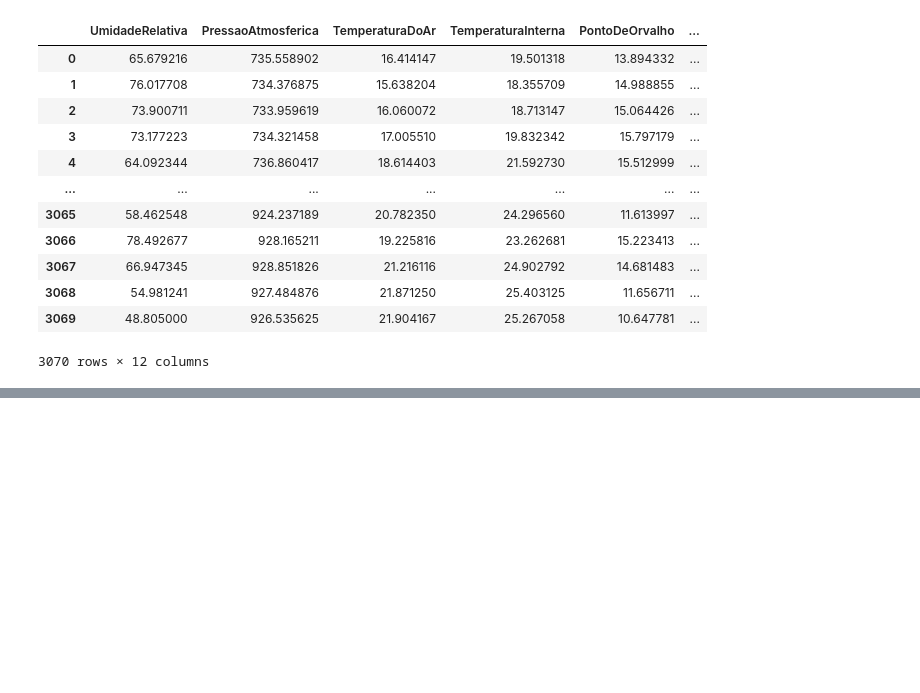
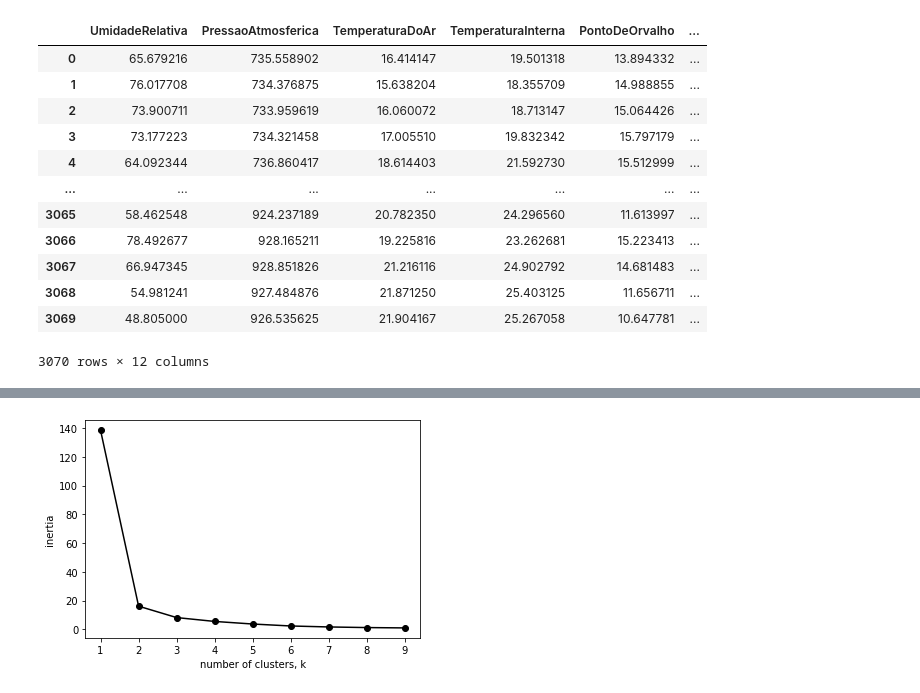
Before and after one commit to alagamentos/floodprediction, a Jupyter notebook: src/Notebooks/3_Cluster/0.1_Clustering_Tipos_Chuva.ipynb, the cells around one changed output, grey strips where cells are left out. Drawn from its saved outputs; the diff is of its cells as text; code cells hidden in the pictures; blank space fills up the shorter version.

```diff
--- a/src/Notebooks/3_Cluster/0.1_Clustering_Tipos_Chuva.ipynb
+++ b/src/Notebooks/3_Cluster/0.1_Clustering_Tipos_Chuva.ipynb
@@ -501,0 +497,8 @@ print('clustered done!')
+# %%
+ords = pd.read_csv('../../../data/cleandata/Ordens de serviço/Ordens_Label.csv', sep = ';')
+# %%
+df_label = df_prec.merge(ords, on='Data')
+# %%
+sc = MinMaxScaler(feature_range=(0,1))
+df_norm = sc.fit_transform(df_label[['Precipitacao', 'Label']])
+df_norm
@@ -501,0 +513,20 @@ print('clustered done!')
+# %%
+ks = range(1, 10)
+inertias = []
+for k in ks:
+    # Create a KMeans instance with k clusters: model
+    model = KMeans(n_clusters=k)
+
+    # Fit model to samples
+    model.fit(df_norm)
+
+    # Append the inertia to the list of inertias
+    inertias.append(model.inertia_)
+
+plt.plot(ks, inertias, '-o', color='black')
+plt.xlabel('number of clusters, k')
+plt.ylabel('inertia')
+plt.xticks(ks)
+plt.show()
+# %% [output]
+[figure, added]
```
Also changed, not shown: parts of 20 cells of this notebook, 3 other files.
